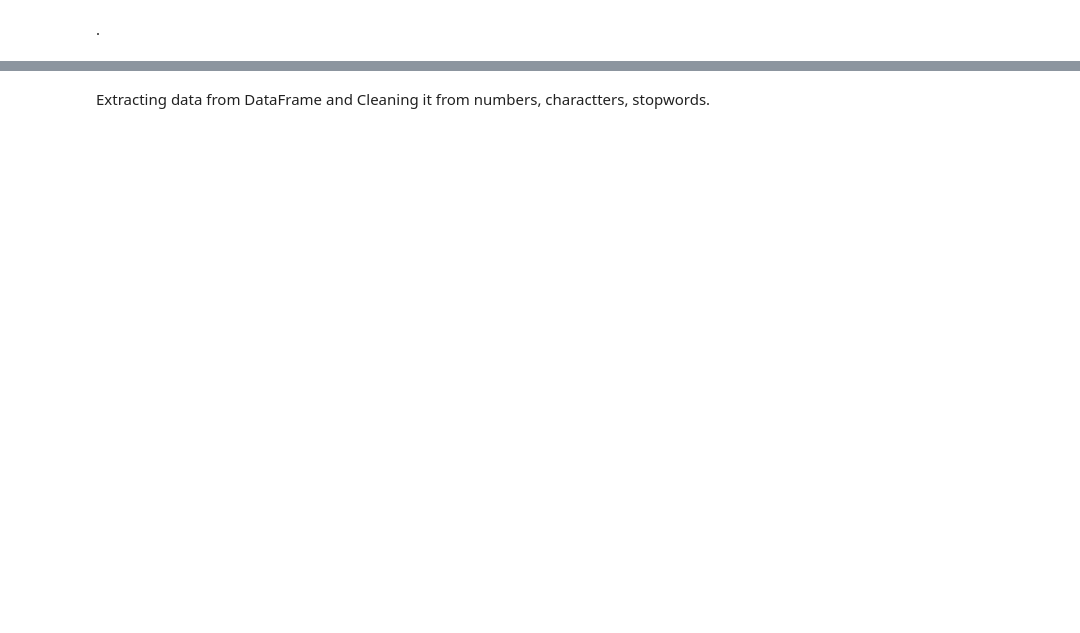
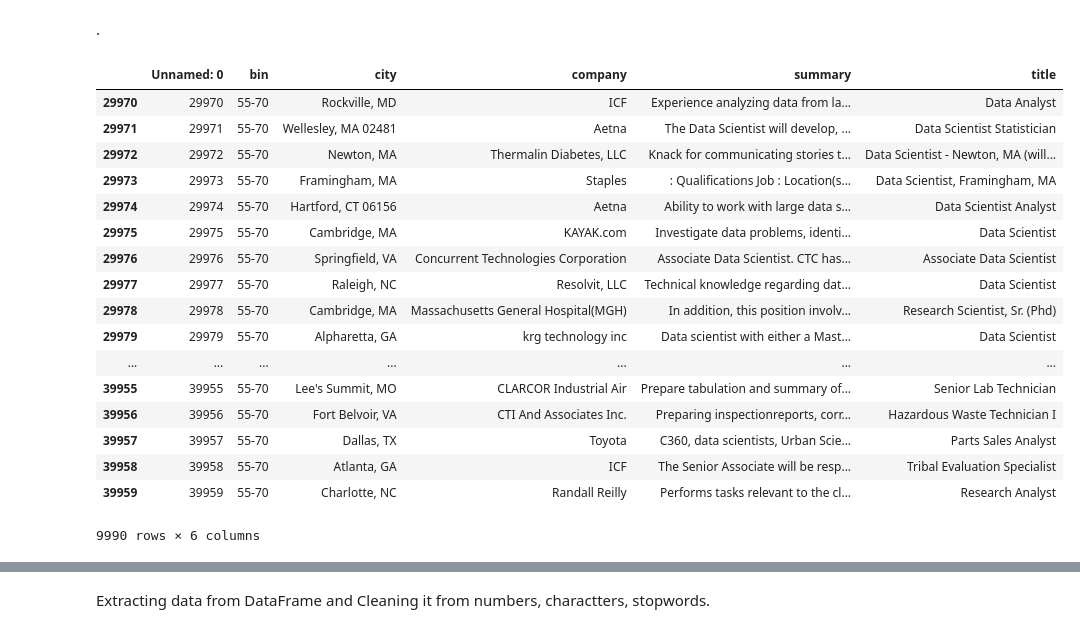
Before and after one commit to epkuznetsova/indeed, a Jupyter notebook: Project 4.ipynb, the cells around one changed output, grey strips where cells are left out. Saved outputs shown, nothing was run; the diff lists cells and outputs as text; code cells hidden in the pictures; blank space fills up the shorter version.

Commit message:
fixing problem with column width

```diff
--- a/Project 4.ipynb
+++ b/Project 4.ipynb
@@ -278,5 +217,27 @@ result
 # %% [markdown]
 .
+# %%
+df = pd.read_csv('indeed_companies.csv')
+df[df.bin =="55-70"]
+# %% [output]
+|  | Unnamed: 0 | bin | city | company | summary | title |
+| 29970 | 29970 | 55-70 | Rockville, MD | ICF | Experience analyzing data from la... | Data Analyst |
+| 29971 | 29971 | 55-70 | Wellesley, MA 02481 | Aetna | The Data Scientist will develop, ... | Data Scientist Statistician |
+| 29972 | 29972 | 55-70 | Newton, MA | Thermalin Diabetes, LLC | Knack for communicating stories t... | Data Scientist - Newton, MA (will... |
+| 29973 | 29973 | 55-70 | Framingham, MA | Staples | : Qualifications Job : Location(s... | Data Scientist, Framingham, MA |
+| 29974 | 29974 | 55-70 | Hartford, CT 06156 | Aetna | Ability to work with large data s... | Data Scientist Analyst |
+| 29975 | 29975 | 55-70 | Cambridge, MA | KAYAK.com | Investigate data problems, identi... | Data Scientist |
+| 29976 | 29976 | 55-70 | Springfield, VA | Concurrent Technologies Corporation | Associate Data Scientist. CTC has... | Associate Data Scientist |
+| 29977 | 29977 | 55-70 | Raleigh, NC | Resolvit, LLC | Technical knowledge regarding dat... | Data Scientist |
+| 29978 | 29978 | 55-70 | Cambridge, MA | Massachusetts General Hospital(MGH) | In addition, this position involv... | Research Scientist, Sr. (Phd) |
+| 29979 | 29979 | 55-70 | Alpharetta, GA | krg technology inc | Data scientist with either a Mast... | Data Scientist |
+| ... | ... | ... | ... | ... | ... | ... |
+| 39955 | 39955 | 55-70 | Lee's Summit, MO | CLARCOR Industrial Air | Prepare tabulation and summary of... | Senior Lab Technician |
+| 39956 | 39956 | 55-70 | Fort Belvoir, VA | CTI And Associates Inc. | Preparing inspectionreports, corr... | Hazardous Waste Technician I |
+| 39957 | 39957 | 55-70 | Dallas, TX | Toyota | C360, data scientists, Urban Scie... | Parts Sales Analyst |
+| 39958 | 39958 | 55-70 | Atlanta, GA | ICF | The Senior Associate will be resp... | Tribal Evaluation Specialist |
+| 39959 | 39959 | 55-70 | Charlotte, NC | Randall Reilly | Performs tasks relevant to the cl... | Research Analyst |
+9990 rows × 6 columns
 # %%
 result.info()
 # %% [output]
```
Also changed, not shown: parts of 17 cells of this notebook.
